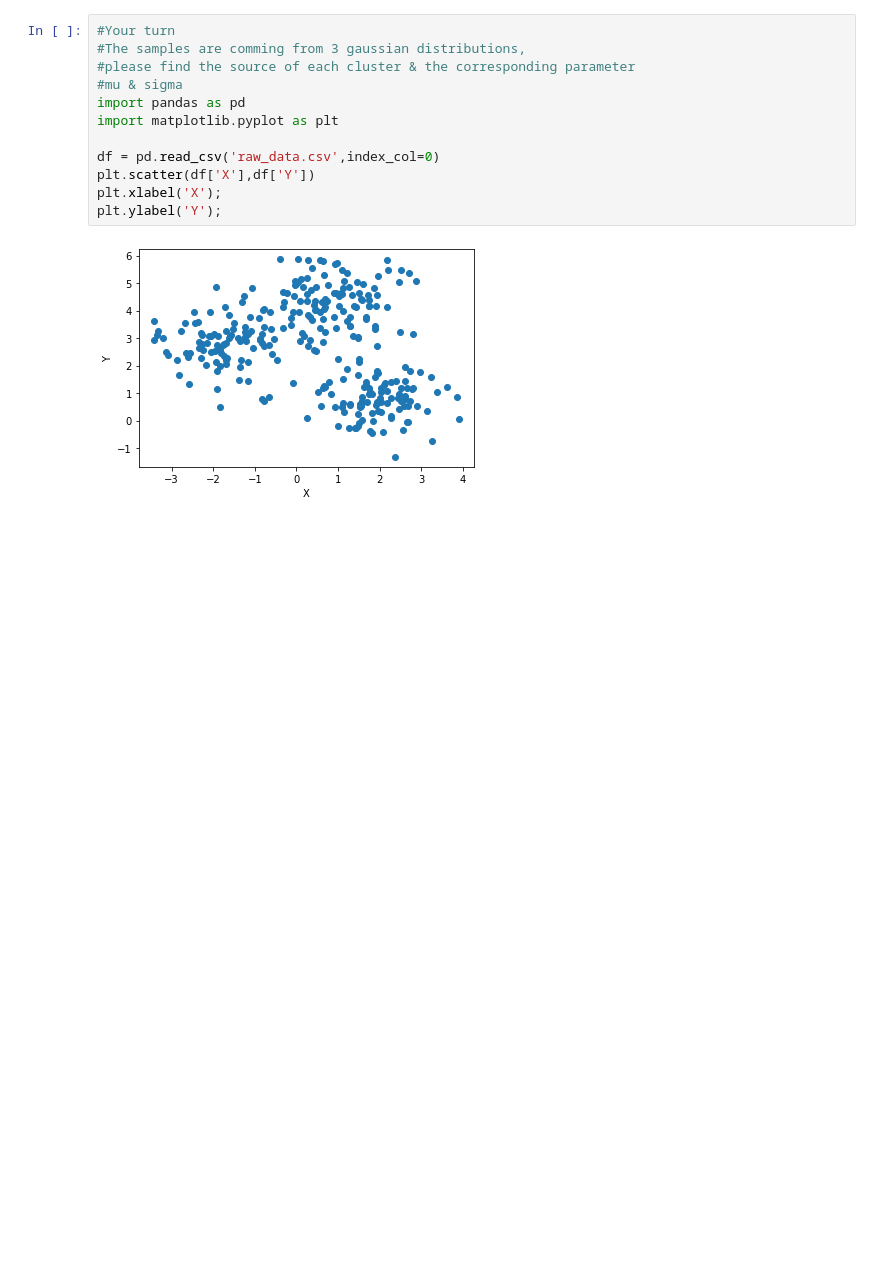
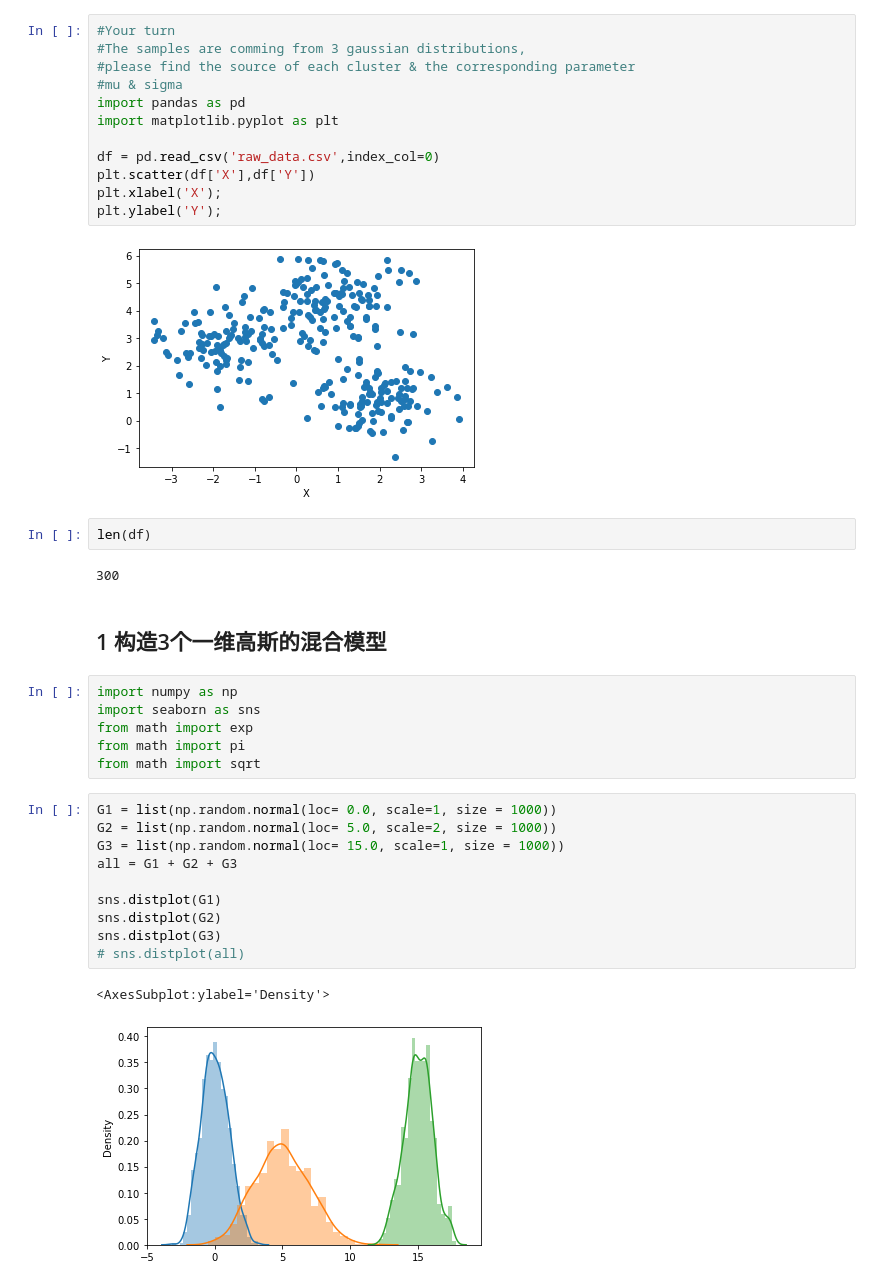
Before and after one commit to BillXSY/VE414, a Jupyter notebook: Homework/HW4_part2/VE414_Homework_4.ipynb, the cells around one changed output. Drawn from its saved outputs; the diff is of its cells as text; blank space fills up the shorter version.

```diff
--- a/Homework/HW4_part2/VE414_Homework_4.ipynb
+++ b/Homework/HW4_part2/VE414_Homework_4.ipynb
@@ -12,3 +12,28 @@ plt.xlabel('X');
 plt.ylabel('Y');
 # %% [output]
 [figure]
+# %%
+len(df)
+# %% [output]
+300
+# %% [markdown]
+## 1 构造3个一维高斯的混合模型
+# %%
+import numpy as np
+import seaborn as sns
+from math import exp
+from math import pi
+from math import sqrt
+# %%
+G1 = list(np.random.normal(loc= 0.0, scale=1, size = 1000))
+G2 = list(np.random.normal(loc= 5.0, scale=2, size = 1000))
+G3 = list(np.random.normal(loc= 15.0, scale=1, size = 1000))
+all = G1 + G2 + G3
+
+sns.distplot(G1)
+sns.distplot(G2)
+sns.distplot(G3)
+# sns.distplot(all)
+# %% [output]
+<AxesSubplot:ylabel='Density'>
+[figure, added]
```
Also changed, not shown: parts of 9 cells of this notebook.
